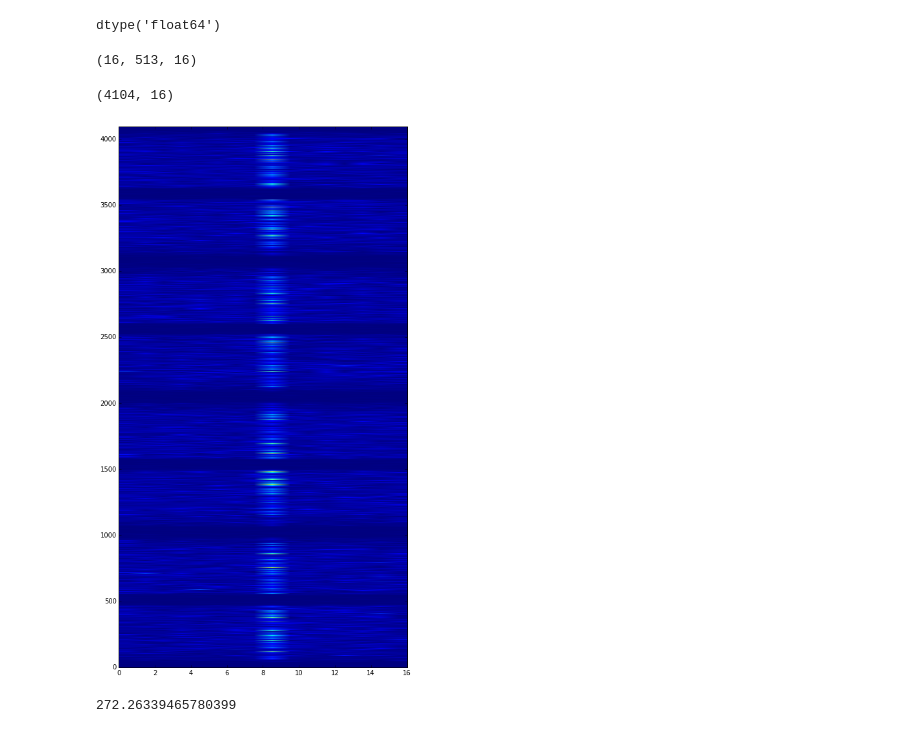
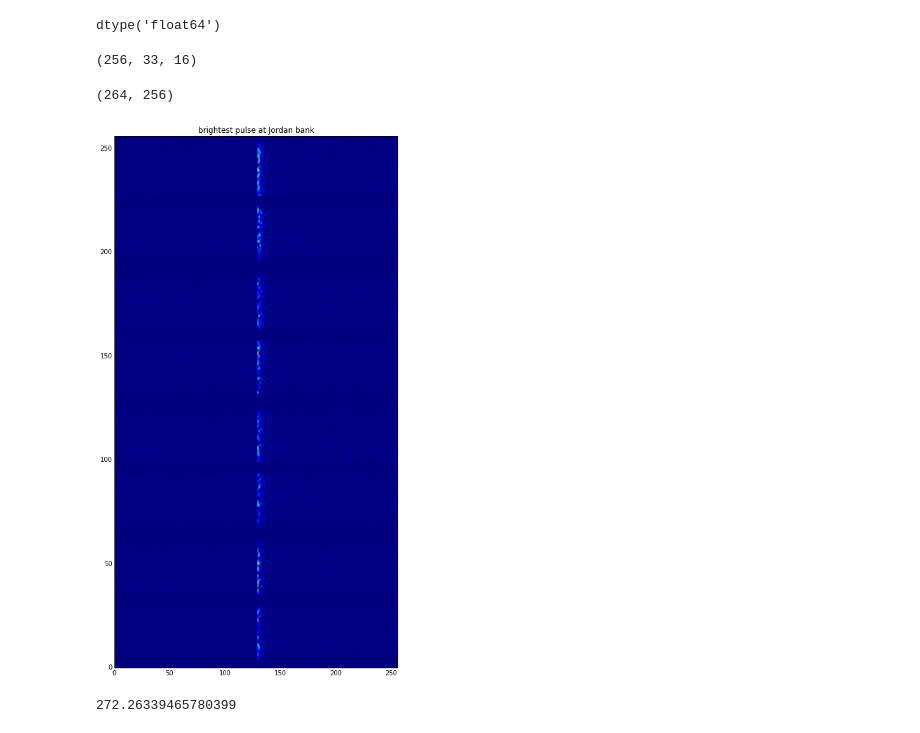
Before and after one commit to xiaozhengxu/scint_analysis, a Jupyter notebook: EVN_crab/Loading Robert's GPs.ipynb, the cells around one changed output. Drawn from its saved outputs; the diff is of its cells as text; code cells hidden in the pictures.

```diff
--- a/EVN_crab/Loading Robert's GPs.ipynb
+++ b/EVN_crab/Loading Robert's GPs.ipynb
@@ -44,3 +42,11 @@ gp1 = np.load('/home/ramain/GPs/GPef/p2015-10-18T23:49:17.214.npy')
+# %%
+time_string1 = '2015-10-19T00:17:47.415' # S/N = 89!, main pulse
+time_string2 = '2015-10-19T02:35:26.143' # S/N = 43, main pulse
+time_string3 = '2015-10-19T02:06:52.280' #S/N = 7.9, inter pulse
+time_string4 = '2015-10-19T02:06:58.031' #S/N = 9.6, main pulse
+# %%
+gp1 = np.load('/home/ramain/GPs/GP{}/p{}.npy'.format('jb',time_string1))
+# gp2 = np.load('/home/ramain/GPs/GP{}/p{}.npy'.format('jb',time_string1))
 # %%
 %pylab inline
 gp1.dtype
@@ -56,12 +62,12 @@ gp1.shape
 dtype('float64')
 # %%
 gp1t = np.fft.irfft(gp1,axis=1)
-nchan = 512
+nchan = 32
 gp1s = gp1t.reshape(-1,2*nchan,16)
 gp1s = np.fft.rfft(gp1s,axis=1)
 gp1s.shape
 # %% [output]
-(16, 513, 16)
+(256, 33, 16)
 # %%
 # dchan = np.fft.rfft(d_dedispersed.reshape(-1, 2*nchan, 16), axis=1)
 dchan = gp1s
@@ -69,12 +75,14 @@ dR = np.concatenate((dchan[:,::-1,8], dchan[...,0], dchan[:,::-1,10], dchan[...,
 dL = np.concatenate((dchan[:,::-1,9], dchan[...,1], dchan[:,::-1,11], dchan[...,3], dchan[:,::-1,13], dchan[...,5], dchan[:,::-1,15], dchan[...,7]), axis=1)
 output = (abs(dR)**2 + abs(dL)**2).T
 # %%
+# %pylab inline
 figure(figsize = (8,15))
 imshow(output,extent = [0,64*128/nchan,0,nchan*8],aspect = 'auto')
+title('brightest pulse at Jordan bank')
 output.shape
 # %% [output]
-(4104, 16)
+(264, 256)
-[figure, old version]
+[figure, new version]
 # %%
 def get_SN(outputsumfreq):
     noise_std = np.std(outputsumfreq[:5])
```
Also changed, not shown: parts of 2 cells of this notebook, 3 other files.
